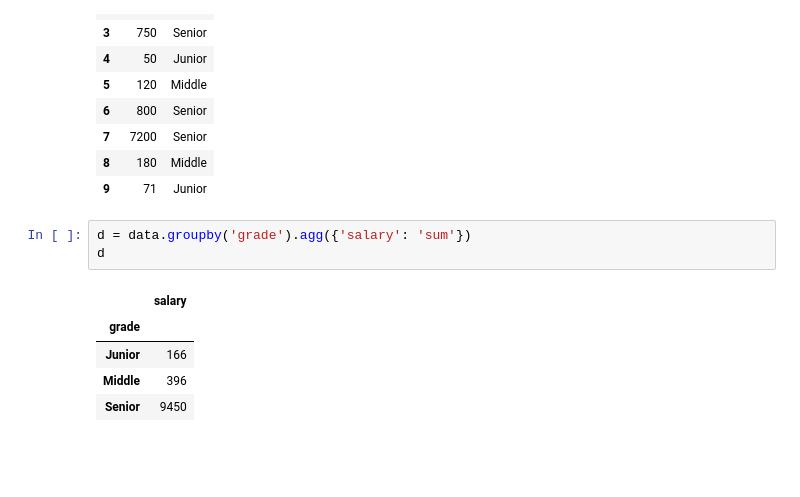
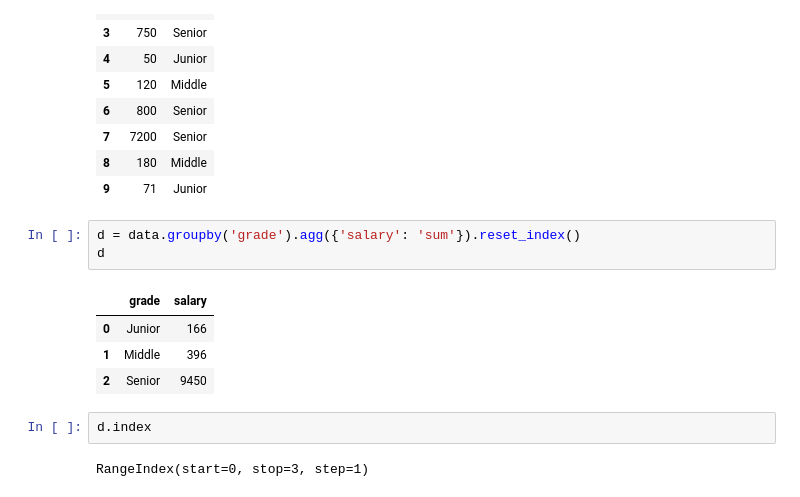
Before and after one commit to DenisKanzeparov/-Workout, a Jupyter notebook: Pandas.ipynb, the cells around one changed output. Saved outputs shown, nothing was run; the diff lists cells and outputs as text; blank space fills up the shorter version.

```diff
--- a/Pandas.ipynb
+++ b/Pandas.ipynb
@@ -195,11 +195,14 @@ data[['salary', 'grade']]
 | 8 | 180 | Middle |
 | 9 | 71 | Junior |
 # %%
-d = data.groupby('grade').agg({'salary': 'sum'})
+d = data.groupby('grade').agg({'salary': 'sum'}).reset_index()
 d
 # %% [output]
-|  | salary |
-| grade |  |
-| Junior | 166 |
-| Middle | 396 |
-| Senior | 9450 |
+|  | grade | salary |
+| 0 | Junior | 166 |
+| 1 | Middle | 396 |
+| 2 | Senior | 9450 |
+# %%
+d.index
+# %% [output]
+RangeIndex(start=0, stop=3, step=1)
```
